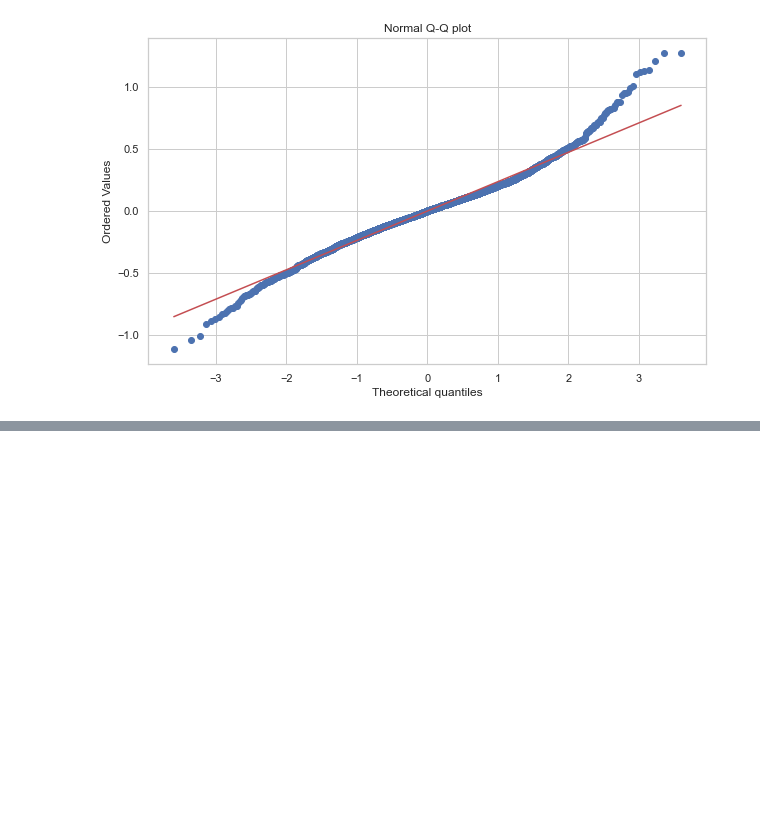
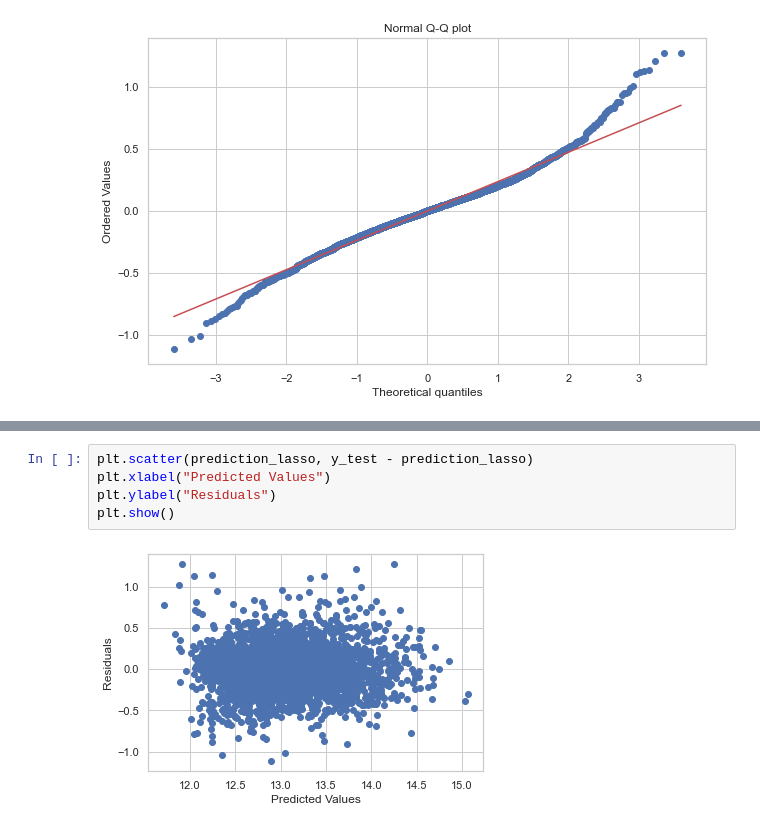
Before and after one commit to esharma3/king_county_house_price_prediction, a Jupyter notebook: kc_house_price_prediction.ipynb, the cells around one changed output, grey strips where cells are left out. Drawn from its saved outputs; the diff is of its cells as text; blank space fills up the shorter version.

```diff
--- a/kc_house_price_prediction.ipynb
+++ b/kc_house_price_prediction.ipynb
@@ -572,0 +646,7 @@ Text(0.5, 1.0, 'Normal Q-Q plot')
+# %%
+plt.scatter(prediction_lasso, y_test - prediction_lasso)
+plt.xlabel("Predicted Values")
+plt.ylabel("Residuals")
+plt.show()
+# %% [output]
+[figure, added]
```
Also changed, not shown: parts of 11 cells of this notebook.
